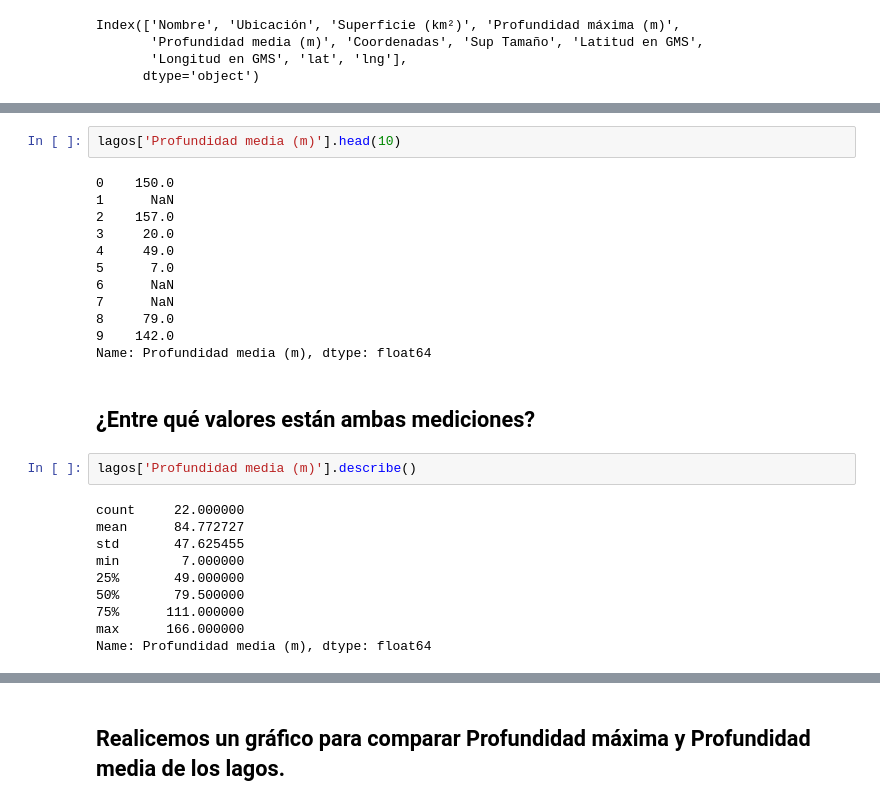
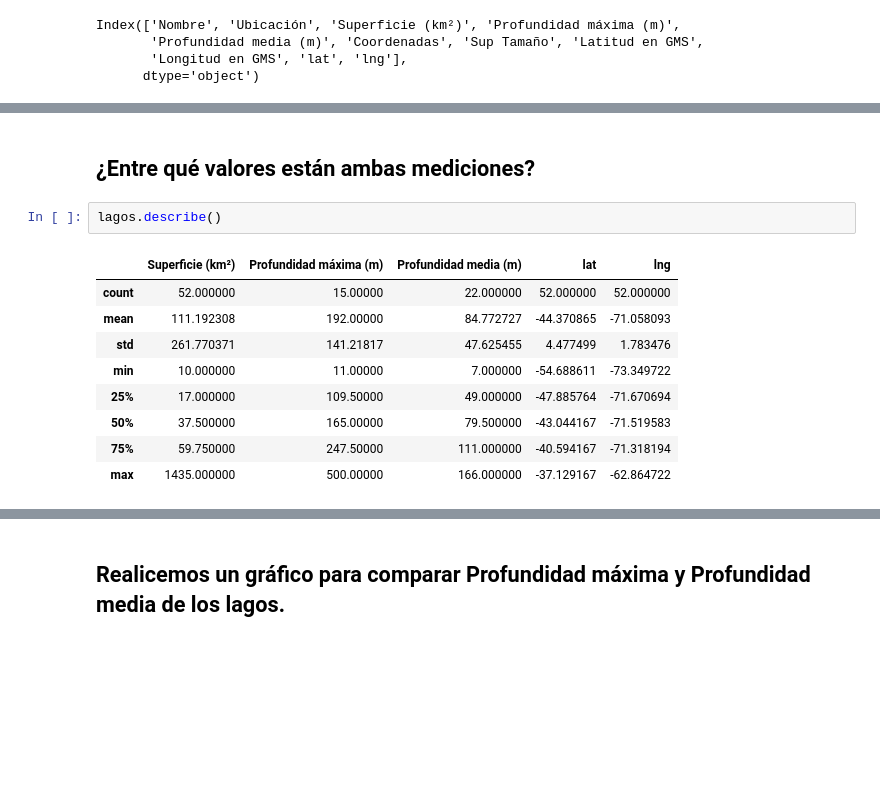
Before and after one commit to HTMLEROS/PP-Valen, a Jupyter notebook: Actividad 9/actividad_valen.ipynb, the cells around one changed output, grey strips where cells are left out. Drawn from its saved outputs; the diff is of its cells as text; blank space fills up the shorter version.

```diff
--- a/Actividad 9/actividad_valen.ipynb
+++ b/Actividad 9/actividad_valen.ipynb
@@ -205,29 +191,15 @@ Name: Profundidad máxima (m), dtype: float64
-# %%
-lagos['Profundidad media (m)'].head(10)
-# %% [output]
-0    150.0
-1      NaN
-2    157.0
-3     20.0
-4     49.0
-5      7.0
-6      NaN
-7      NaN
-8     79.0
-9    142.0
-Name: Profundidad media (m), dtype: float64
 # %% [markdown]
 ##  ¿Entre qué valores están ambas mediciones?
 # %%
-lagos['Profundidad media (m)'].describe()
+lagos.describe()
 # %% [output]
-count     22.000000
-mean      84.772727
-std       47.625455
-min        7.000000
-25%       49.000000
-50%       79.500000
-75%      111.000000
-max      166.000000
-Name: Profundidad media (m), dtype: float64
+|  | Superficie (km²) | Profundidad máxima (m) | Profundidad media (m) | lat | lng |
+| count | 52.000000 | 15.00000 | 22.000000 | 52.000000 | 52.000000 |
+| mean | 111.192308 | 192.00000 | 84.772727 | -44.370865 | -71.058093 |
+| std | 261.770371 | 141.21817 | 47.625455 | 4.477499 | 1.783476 |
+| min | 10.000000 | 11.00000 | 7.000000 | -54.688611 | -73.349722 |
+| 25% | 17.000000 | 109.50000 | 49.000000 | -47.885764 | -71.670694 |
+| 50% | 37.500000 | 165.00000 | 79.500000 | -43.044167 | -71.519583 |
+| 75% | 59.750000 | 247.50000 | 111.000000 | -40.594167 | -71.318194 |
+| max | 1435.000000 | 500.00000 | 166.000000 | -37.129167 | -62.864722 |
 # %%
```
Also changed, not shown: parts of 4 cells of this notebook.
